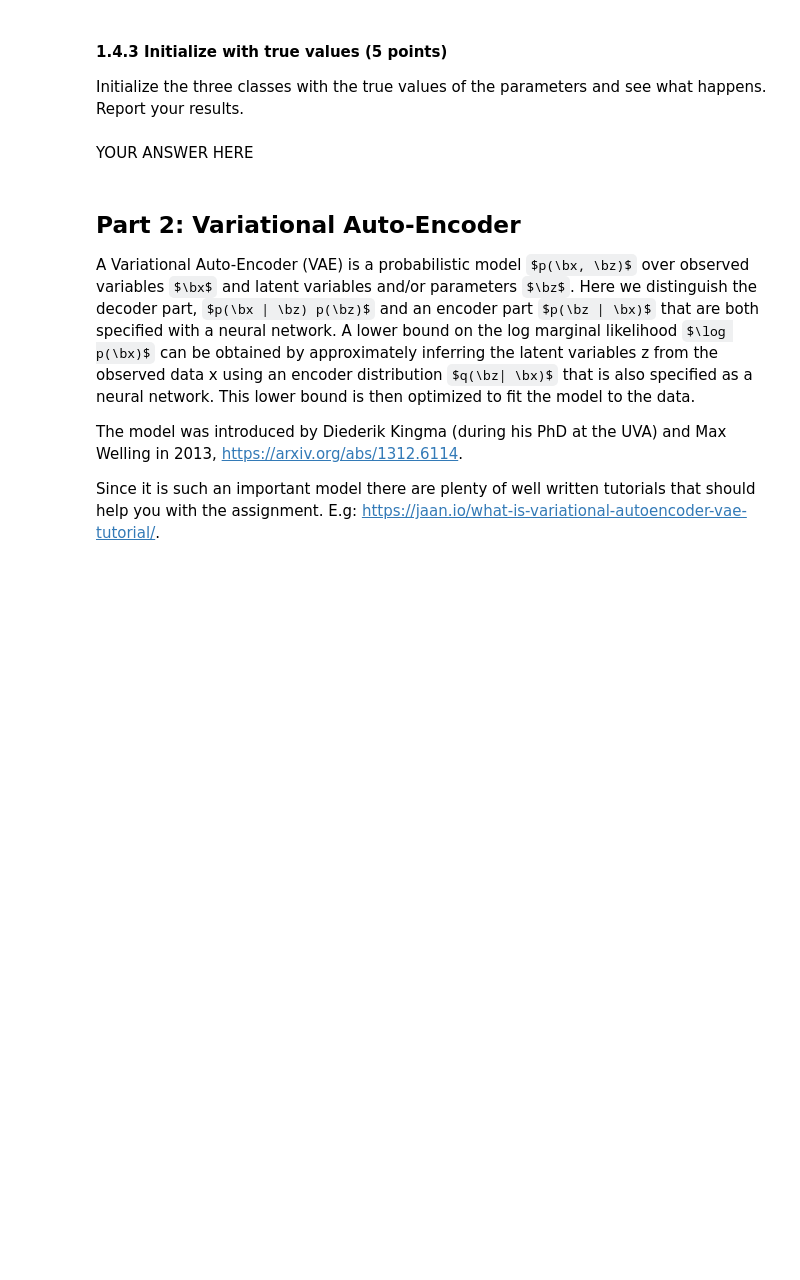
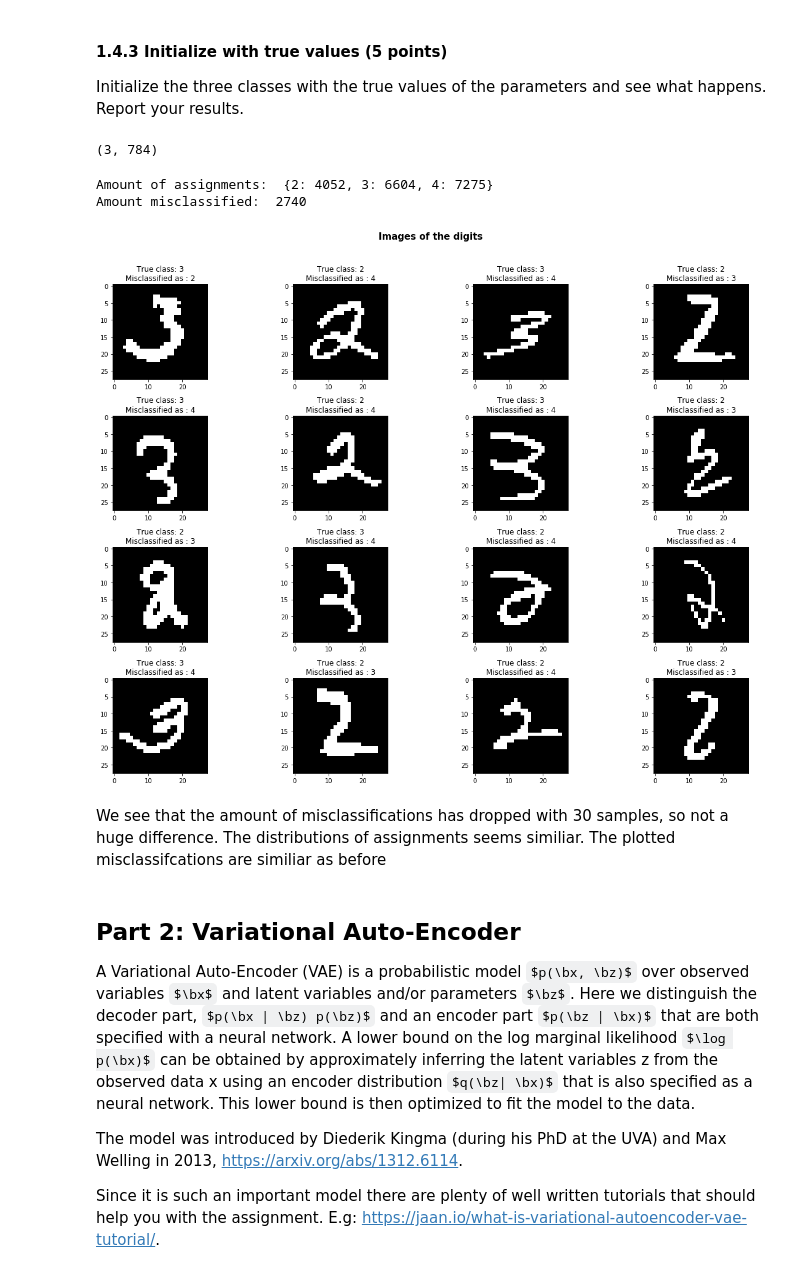
Before and after one commit to ML77777/ML2-19, a Jupyter notebook: lab3.ipynb, the cells around one changed output. Cells and saved outputs as stored; diff of their text form; code cells hidden in the pictures; some formulas as TeX source; blank space fills up the shorter version.

```diff
--- a/lab3.ipynb
+++ b/lab3.ipynb
@@ -282,5 +333,30 @@ raise NotImplementedError()
-# %% [markdown]
-YOUR ANSWER HERE
+# %%
+np.random.uniform(low=.25, high=.75, size=(K,D)).shape
+# %% [output]
+(3, 784)
+# %%
+# YOUR CODE HERE
+pi_4 = len(indices_4)/total
+pi_2 = len(indices_2)/total
+pi_3 = len(indices_3)/total
+
+pi_calc = np.array([pi_4,pi_2,pi_3])
+
+mu_4 = np.mean(all_4,axis=0)
+mu_2 = np.mean(all_2,axis=0)
+mu_3 = np.mean(all_3,axis=0)
+
+mu_calc = np.array([mu_4,mu_2,mu_3])
+
+em_mu,em_pi,em_gamma = EM(subset,3,75,mu_calc,pi_calc)
+
+plot_missclassifications(N,K,D,em_mu)
+# %% [output]
+Amount of assignments:  {2: 4052, 3: 6604, 4: 7275}
+Amount misclassified:  2740
+[figure, added]
+# %% [markdown]
+We see that the amount of misclassifications has dropped with 30 samples, so not a huge difference. The distributions of assignments seems similiar. The plotted misclassifcations are similiar as before
 # %% [markdown]
 ## Part 2: Variational Auto-Encoder
 
```
Also changed, not shown: parts of 11 cells of this notebook.
